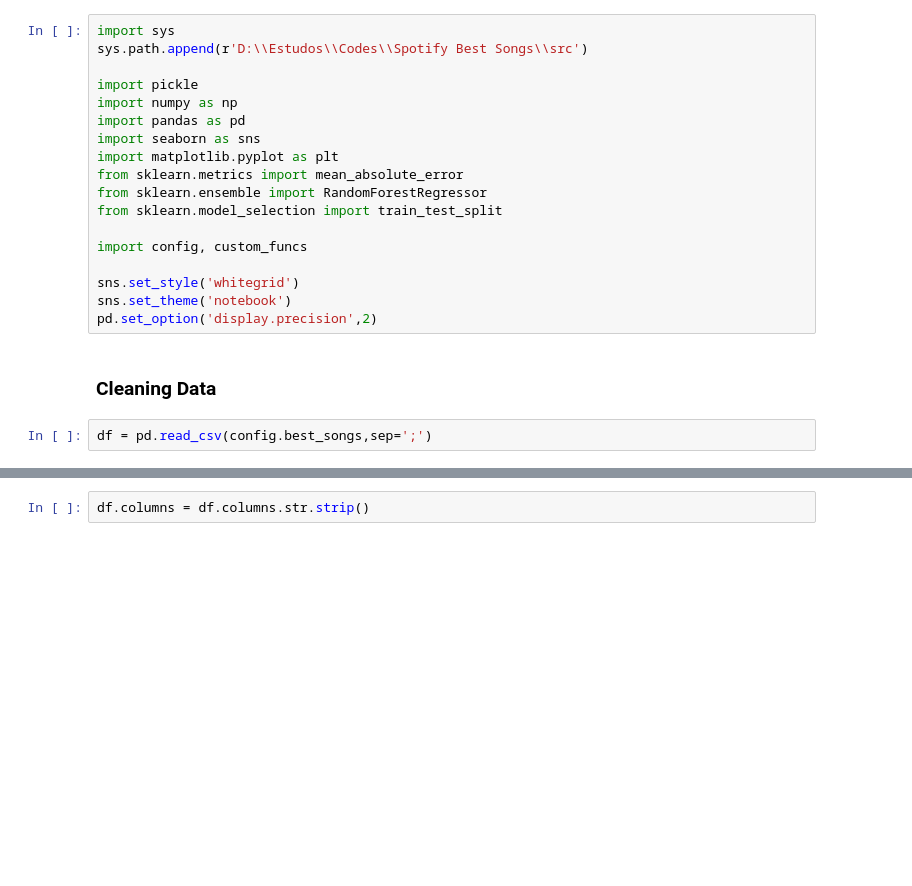
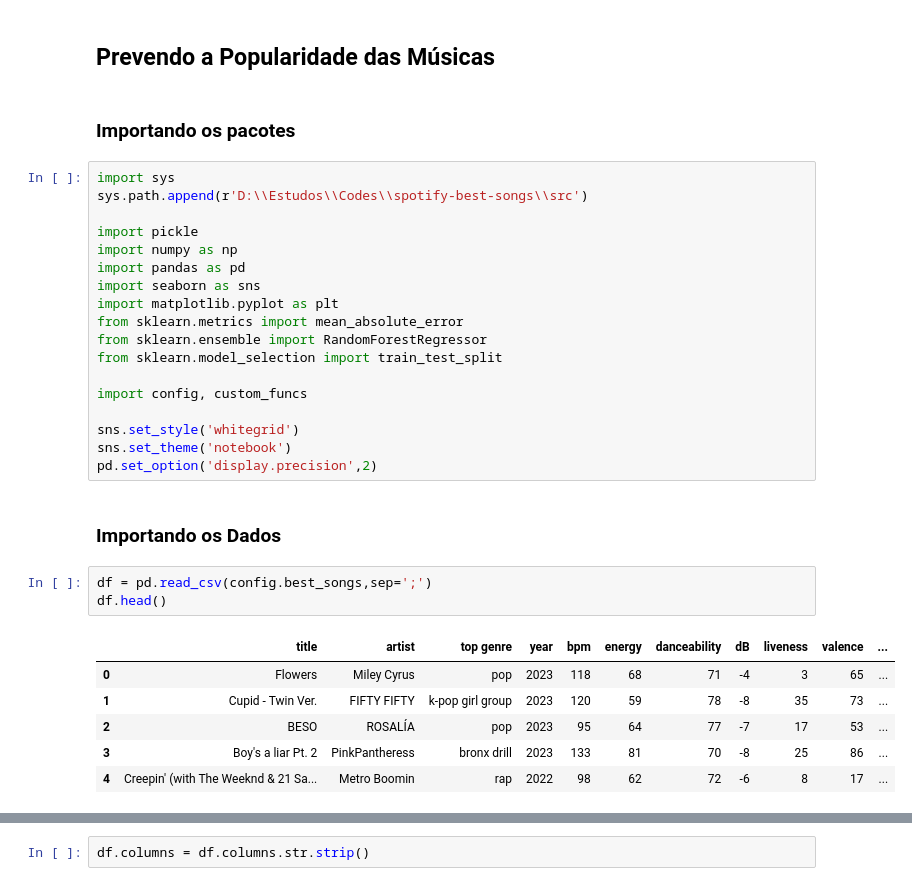
Before and after one commit to Thrakrien/spotify-best-songs, a Jupyter notebook: notebooks/data-analysis.ipynb, the cells around one changed output, grey strips where cells are left out. Drawn from its saved outputs; the diff is of its cells as text; blank space fills up the shorter version.

```diff
--- a/notebooks/data-analysis.ipynb
+++ b/notebooks/data-analysis.ipynb
@@ -5,6 +1,10 @@
+# %% [markdown]
+## Prevendo a Popularidade das Músicas
+# %% [markdown]
+### Importando os pacotes
 # %%
 import sys
-sys.path.append(r'D:\\Estudos\\Codes\\Spotify Best Songs\\src')
+sys.path.append(r'D:\\Estudos\\Codes\\spotify-best-songs\\src')
 
 import pickle
 import numpy as np
@@ -20,7 +20,15 @@ import config, custom_funcs
 sns.set_style('whitegrid')
 sns.set_theme('notebook')
 pd.set_option('display.precision',2)
-# %% [markdown]
-### Cleaning Data
+# %% [markdown]
+### Importando os Dados
 # %%
 df = pd.read_csv(config.best_songs,sep=';')
+df.head()
+# %% [output]
+|  | title | artist | top genre | year | bpm | energy | danceability | dB | liveness | valence | ... |
+| 0 | Flowers | Miley Cyrus | pop | 2023 | 118 | 68 | 71 | -4 | 3 | 65 | ... |
+| 1 | Cupid - Twin Ver. | FIFTY FIFTY | k-pop girl group | 2023 | 120 | 59 | 78 | -8 | 35 | 73 | ... |
+| 2 | BESO | ROSALÍA | pop | 2023 | 95 | 64 | 77 | -7 | 17 | 53 | ... |
+| 3 | Boy's a liar Pt. 2 | PinkPantheress | bronx drill | 2023 | 133 | 81 | 70 | -8 | 25 | 86 | ... |
+| 4 | Creepin' (with The Weeknd & 21 Sa... | Metro Boomin | rap | 2022 | 98 | 62 | 72 | -6 | 8 | 17 | ... |
```
Also changed, not shown: parts of 4 cells of this notebook, 1 other file.
